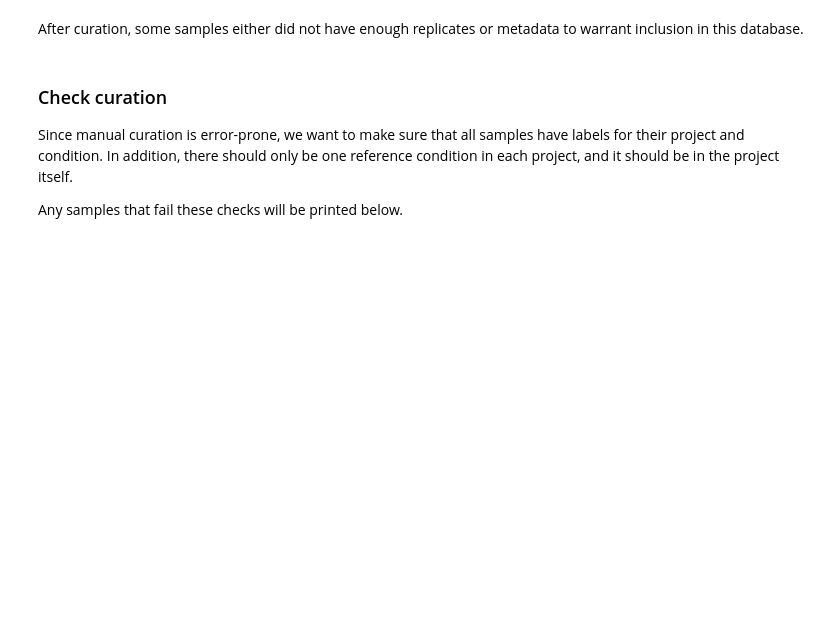
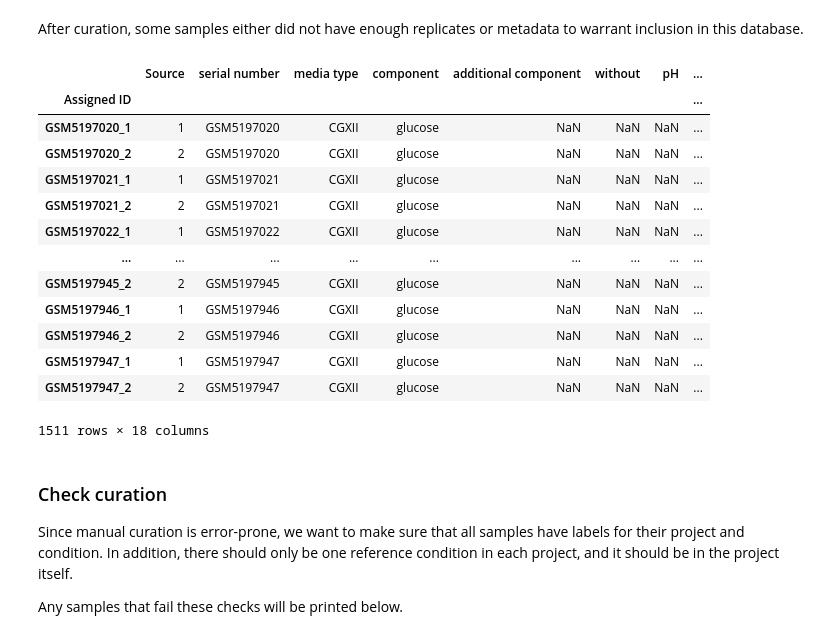
Before and after one commit to XuwenAmyLou/modulome-C_Glutamicum_Microarray_clean, a Jupyter notebook: 6_quality_control/expression_QC_part2.ipynb, the cells around one changed output. Drawn from its saved outputs; the diff is of its cells as text; code cells hidden in the pictures; blank space fills up the shorter version.

```diff
--- a/6_quality_control/expression_QC_part2.ipynb
+++ b/6_quality_control/expression_QC_part2.ipynb
@@ -20,10 +20,9 @@ sns.set_style('ticks')
 # %% [markdown]
 ### Inputs
 # %%
-
-logTPM_file = path.join('..','data','raw_data','/Users/louxuwen/Desktop/Documents/GitHub/BENG212_S_aureus/2_process_data/log_tpm.csv') # Enter log-TPM filename here
-all_metadata_file = path.join('..','data','interim','/Users/louxuwen/Desktop/Documents/GitHub/BENG212_S_aureus/3_quality control/NCTC8325_all.tsv') # Enter full metadata filename here
-metadata_file = path.join('..','data','interim','/Users/louxuwen/Desktop/Documents/GitHub/BENG212_S_aureus/3_quality control/NCTC8325_part1_curated.tsv') # Enter curated metadata filename here
+logTPM_file = path.join('/Users/louxuwen/Desktop/Documents/GitHub/modulome-C_Glutamicum_Microarray_clean/6_quality_control/data_T.xlsx') # Enter log-TPM filename here
+#all_metadata_file = path.join('..','data','interim','/Users/louxuwen/Desktop/Documents/GitHub/BENG212_S_aureus/3_quality control/NCTC8325_all.tsv') # Enter full metadata filename here
+metadata_file = path.join('/Users/louxuwen/Desktop/Documents/GitHub/modulome-C_Glutamicum_Microarray_clean/6_quality_control/metadata_all.tsv') # Enter curated metadata filename here
 # %% [markdown]
 ### Load expression data
 # %%
@@ -44,9 +62,24 @@ DF_metadata_all = pd.read_csv(all_metadata_file,index_col=0,sep='\t')
 # %% [markdown]
 After curation, some samples either did not have enough replicates or metadata to warrant inclusion in this database.
 # %%
-DF_metadata_passed_step4 = DF_metadata[~DF_metadata.skip.fillna(False)].copy()
-print('New number of samples with curated metadata:',DF_metadata_passed_step4.shape[0])
-DF_metadata_passed_step4.head()
+DF_metadata_passed_step4 = DF_metadata[DF_metadata['passed_global_correlation'] == True]
+#print('New number of samples with curated metadata:',DF_metadata_passed_step4.shape[0])
+DF_metadata_passed_step4
+# %% [output]
+|  | Source | serial number | media type | component | additional component | without | pH | ... |
+| Assigned ID |  |  |  |  |  |  |  | ... |
+| GSM5197020_1 | 1 | GSM5197020 | CGXII | glucose | NaN | NaN | NaN | ... |
+| GSM5197020_2 | 2 | GSM5197020 | CGXII | glucose | NaN | NaN | NaN | ... |
+| GSM5197021_1 | 1 | GSM5197021 | CGXII | glucose | NaN | NaN | NaN | ... |
+| GSM5197021_2 | 2 | GSM5197021 | CGXII | glucose | NaN | NaN | NaN | ... |
+| GSM5197022_1 | 1 | GSM5197022 | CGXII | glucose | NaN | NaN | NaN | ... |
+| ... | ... | ... | ... | ... | ... | ... | ... | ... |
+| GSM5197945_2 | 2 | GSM5197945 | CGXII | glucose | NaN | NaN | NaN | ... |
+| GSM5197946_1 | 1 | GSM5197946 | CGXII | glucose | NaN | NaN | NaN | ... |
+| GSM5197946_2 | 2 | GSM5197946 | CGXII | glucose | NaN | NaN | NaN | ... |
+| GSM5197947_1 | 1 | GSM5197947 | CGXII | glucose | NaN | NaN | NaN | ... |
+| GSM5197947_2 | 2 | GSM5197947 | CGXII | glucose | NaN | NaN | NaN | ... |
+1511 rows × 18 columns
 # %% [markdown]
 ### Check curation
 Since manual curation is error-prone, we want to make sure that all samples have labels for their project and condition. In addition, there should only be one reference condition in each project, and it should be in the project itself.
```
Also changed, not shown: parts of 13 cells of this notebook, 7 other files.
